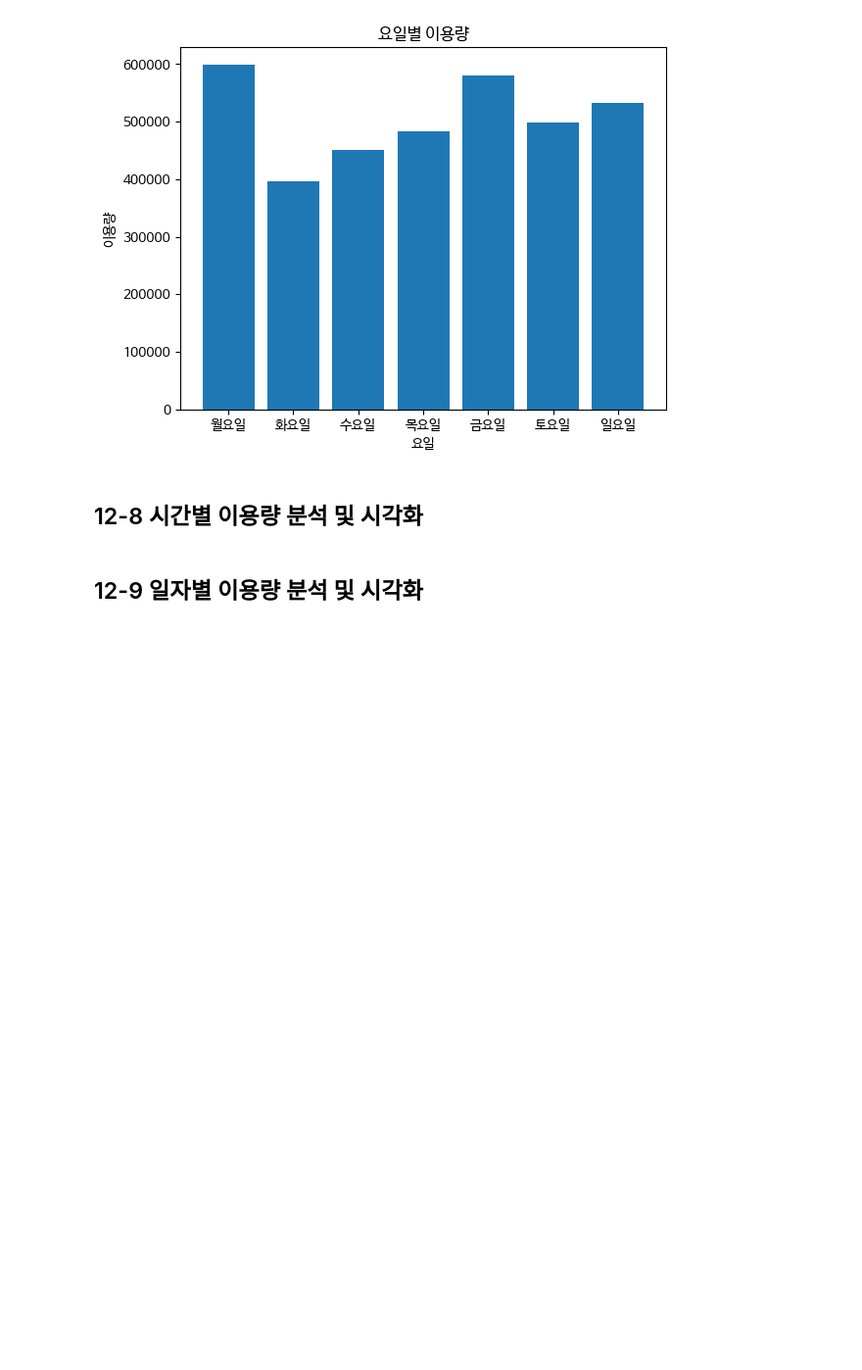
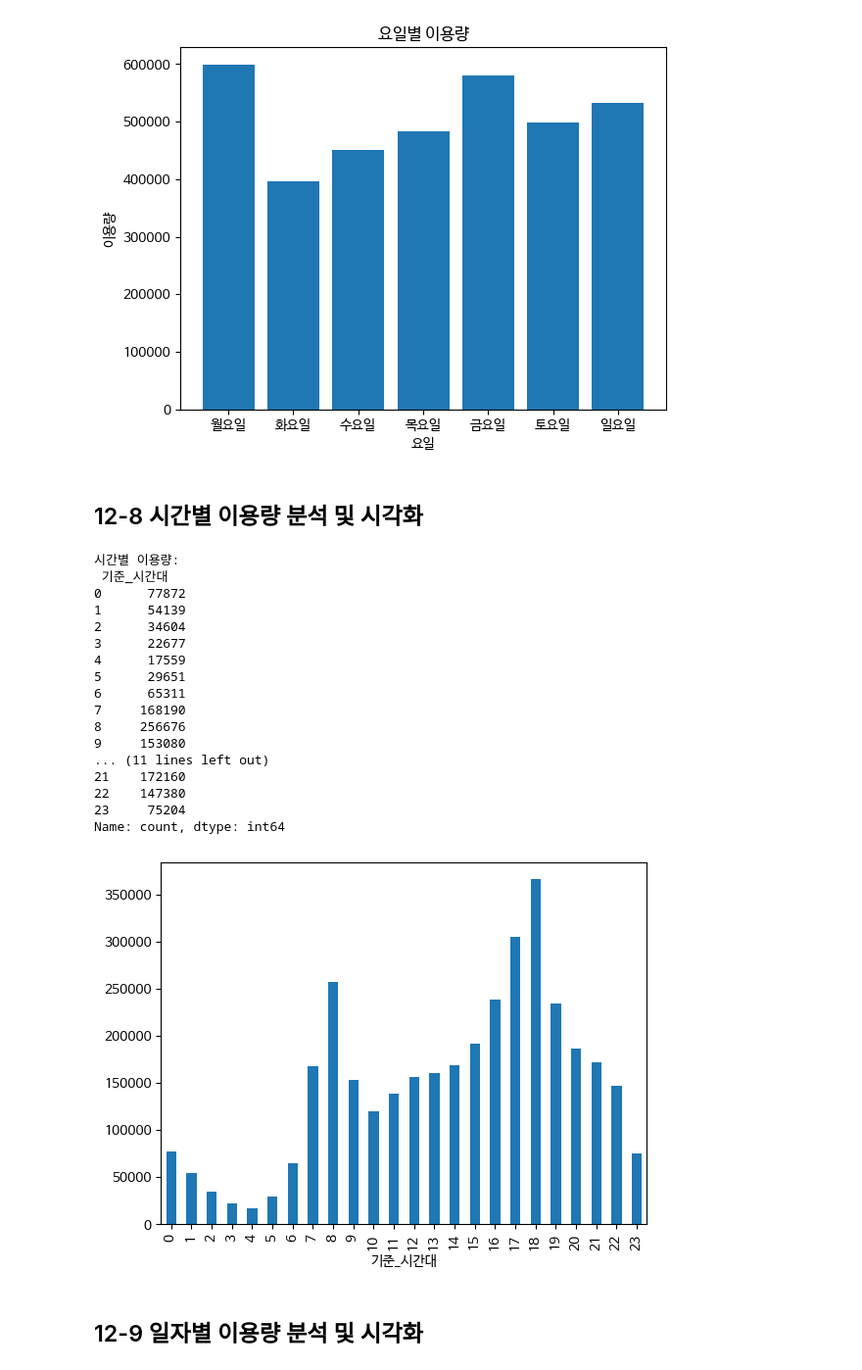
Before and after one commit to JKTajo/Data-Analysis-with-Open-Source, a Jupyter notebook: 오픈소스_데이터_분석_12강.ipynb, the cells around one changed output. Shown: that part at 98% size. Drawn from its saved outputs; the diff is of its cells as text; code cells hidden in the pictures; blank space fills up the shorter version.

```diff
--- a/오픈소스_데이터_분석_12강.ipynb
+++ b/오픈소스_데이터_분석_12강.ipynb
@@ -273,14 +273,33 @@ plt.show()
 # %%
 ## '출발_시' 컬럼 생성 (기준_시간대 // 100)
 day_df['출발_시'] = bike_cleaned['기준_시간대'] // 100
 ## 시간별 이용량 계산 및 정렬 (hour_df로 저장)
-
+hour_df = day_df['출발_시'].value_counts().sort_index()
 ## 시간별 이용량 출력
 print("시간별 이용량:\n", hour_df)
 
 ## 시간별 이용량 막대 그래프 생성
 hour_df.plot(kind='bar')
 plt.show()
+# %% [output]
+시간별 이용량:
+ 기준_시간대
+0      77872
+1      54139
+2      34604
+3      22677
+4      17559
+5      29651
+6      65311
+7     168190
+8     256676
+9     153080
+... (11 lines left out)
+21    172160
+22    147380
+23     75204
+Name: count, dtype: int64
+[figure, added]
 # %% [markdown]
 ## 12-9 일자별 이용량 분석 및 시각화
 # %%
```
Also changed, not shown: parts of 8 cells of this notebook.
